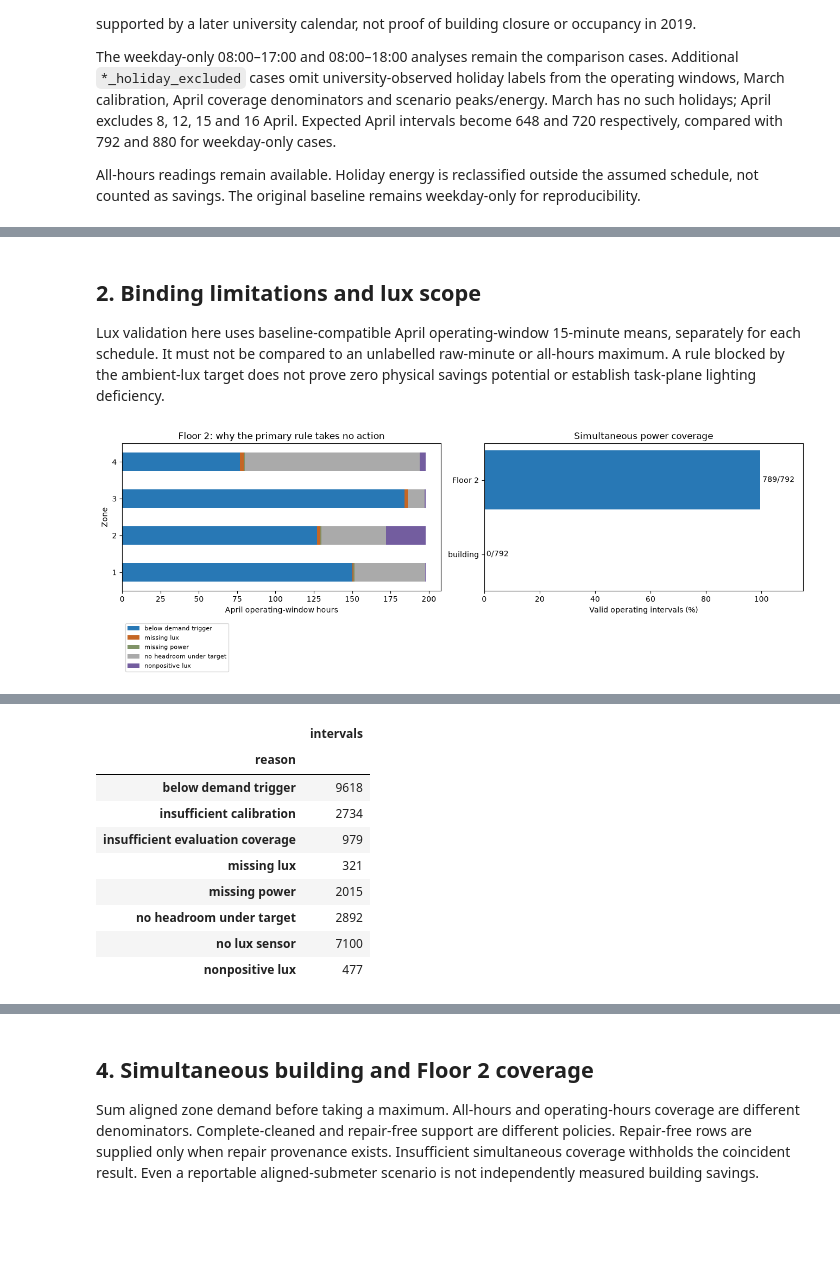
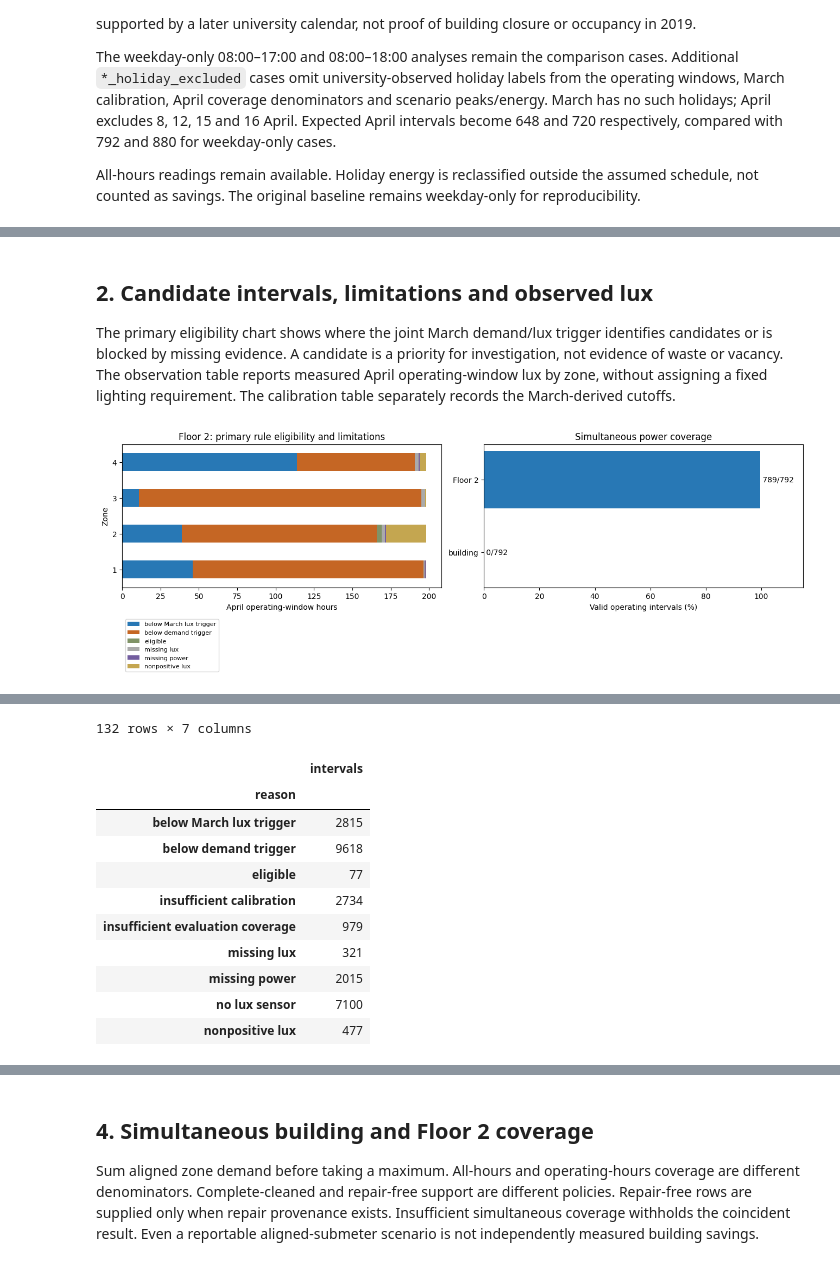
Before and after one commit to 4rchx824/SBA-Final-Project, a Jupyter notebook: analytics/lighting/lighting_scenarios.ipynb, the cells around one changed output, grey strips where cells are left out. Drawn from its saved outputs; the diff is of its cells as text; code cells hidden in the pictures; blank space fills up the shorter version.

```diff
--- a/analytics/lighting/lighting_scenarios.ipynb
+++ b/analytics/lighting/lighting_scenarios.ipynb
@@ -80,13 +104,14 @@ Positive modeled peak reductions: 0
 # %% [markdown]
-## 2. Binding limitations and lux scope
+## 2. Candidate intervals, limitations and observed lux
 
-Lux validation here uses baseline-compatible April operating-window 15-minute means, separately for each
-schedule. It must not be compared to an unlabelled raw-minute or all-hours maximum. A rule blocked by the
-ambient-lux target does not prove zero physical savings potential or establish task-plane lighting deficiency.
+The primary eligibility chart shows where the joint March demand/lux trigger identifies candidates or is
+blocked by missing evidence. A candidate is a priority for investigation, not evidence of waste or vacancy.
+The observation table reports measured April operating-window lux by zone, without assigning a fixed
+lighting requirement. The calibration table separately records the March-derived cutoffs.
 # %%
 plot_scenario_results(results)
-display(results['targets'].round(3))
+display(results['lux_observations'].round(3))
 ids = set(summary.scenario_id)
 display(results['reasons'].loc[results['reasons'].scenario_id.isin(ids)].groupby('reason').intervals.sum().to_frame())
 # %% [output]
-[figure, old version]
+[figure, new version]
@@ -110,11 +130,13 @@ display(results['reasons'].loc[results['reasons'].scenario_id.isin(ids)].groupby
+132 rows × 7 columns
 |  | intervals |
 | reason |  |
+| below March lux trigger | 2815 |
 | below demand trigger | 9618 |
+| eligible | 77 |
 | insufficient calibration | 2734 |
 | insufficient evaluation coverage | 979 |
 | missing lux | 321 |
 | missing power | 2015 |
-| no headroom under target | 2892 |
 | no lux sensor | 7100 |
 | nonpositive lux | 477 |
 # %% [markdown]
```
Also changed, not shown: parts of 10 cells of this notebook, 10 other files.
